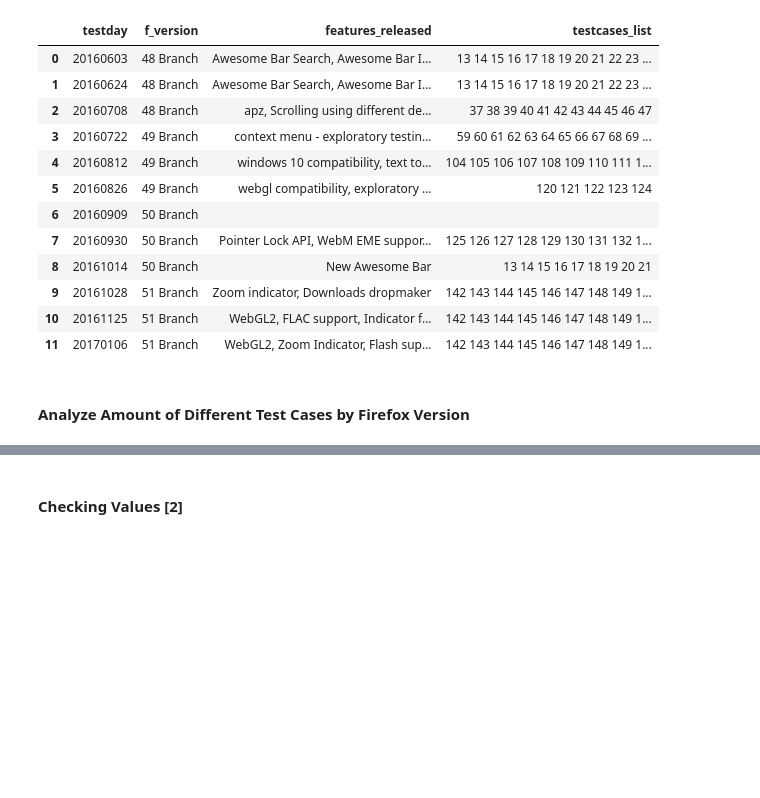
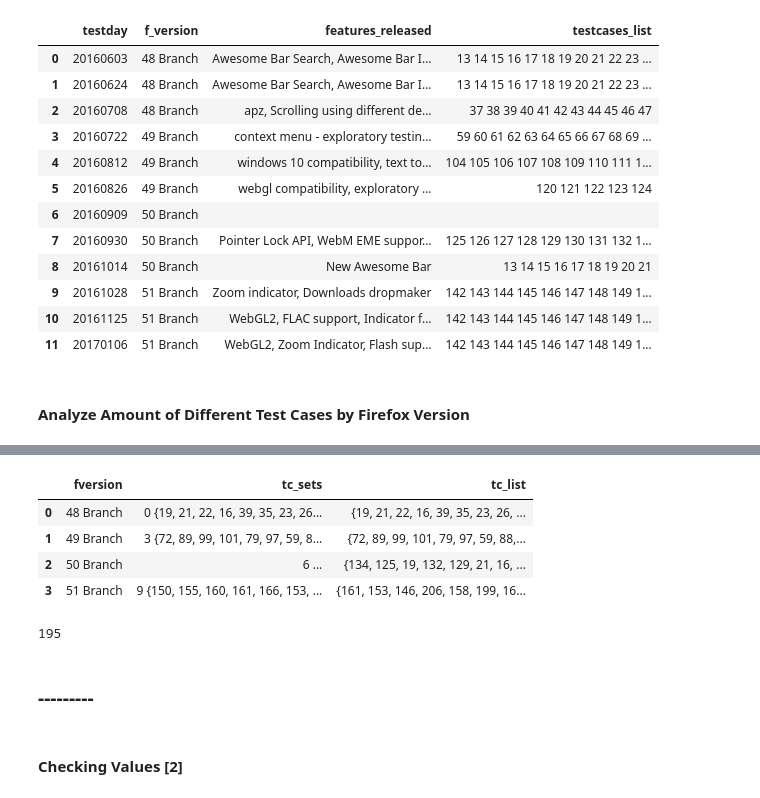
Before and after one commit to Pointpt/trace-link-recovery-study, a Jupyter notebook: scripts/input_proc_fx_v2.ipynb, the cells around one changed output, grey strips where cells are left out. Cells and saved outputs as stored; diff of their text form; code cells hidden in the pictures; blank space fills up the shorter version.

```diff
--- a/scripts/input_proc_fx_v2.ipynb
+++ b/scripts/input_proc_fx_v2.ipynb
@@ -351,3 +383,31 @@ Name: TestDay, dtype: int64
+# %%
+for i in range(4):
+    final_set_tcs = set()
+    for tc_set in aux_df[aux_df.fversion == fversions[i]].tc_sets.values[0]:
+        final_set_tcs = final_set_tcs.union(tc_set)
+    aux_df.at[i,'tc_list'] = final_set_tcs
+
+aux_set = aux_df[aux_df.fversion == '50 Branch'].tc_list.values[0]
+aux_set.remove('')
+aux_df.at[2, 'tc_list'] = aux_set
+
+aux_df.head()
+# %% [output]
+|  | fversion | tc_sets | tc_list |
+| 0 | 48 Branch | 0 {19, 21, 22, 16, 39, 35, 23, 26... | {19, 21, 22, 16, 39, 35, 23, 26, ... |
+| 1 | 49 Branch | 3 {72, 89, 99, 101, 79, 97, 59, 8... | {72, 89, 99, 101, 79, 97, 59, 88,... |
+| 2 | 50 Branch | 6 ... | {134, 125, 19, 132, 129, 21, 16, ... |
+| 3 | 51 Branch | 9 {150, 155, 160, 161, 166, 153, ... | {161, 153, 146, 206, 158, 199, 16... |
+# %%
+f_set = set([])
+for ver in fversions:
+    f_set = f_set.union(aux_df[aux_df.fversion == ver].tc_list.values[0])
+
+len(f_set)
+# %% [output]
+195
+# %% [markdown]
+### ---------
 # %% [markdown]
 #### Checking Values [2]
 # %%
```
Also changed, not shown: parts of 6 cells of this notebook.
